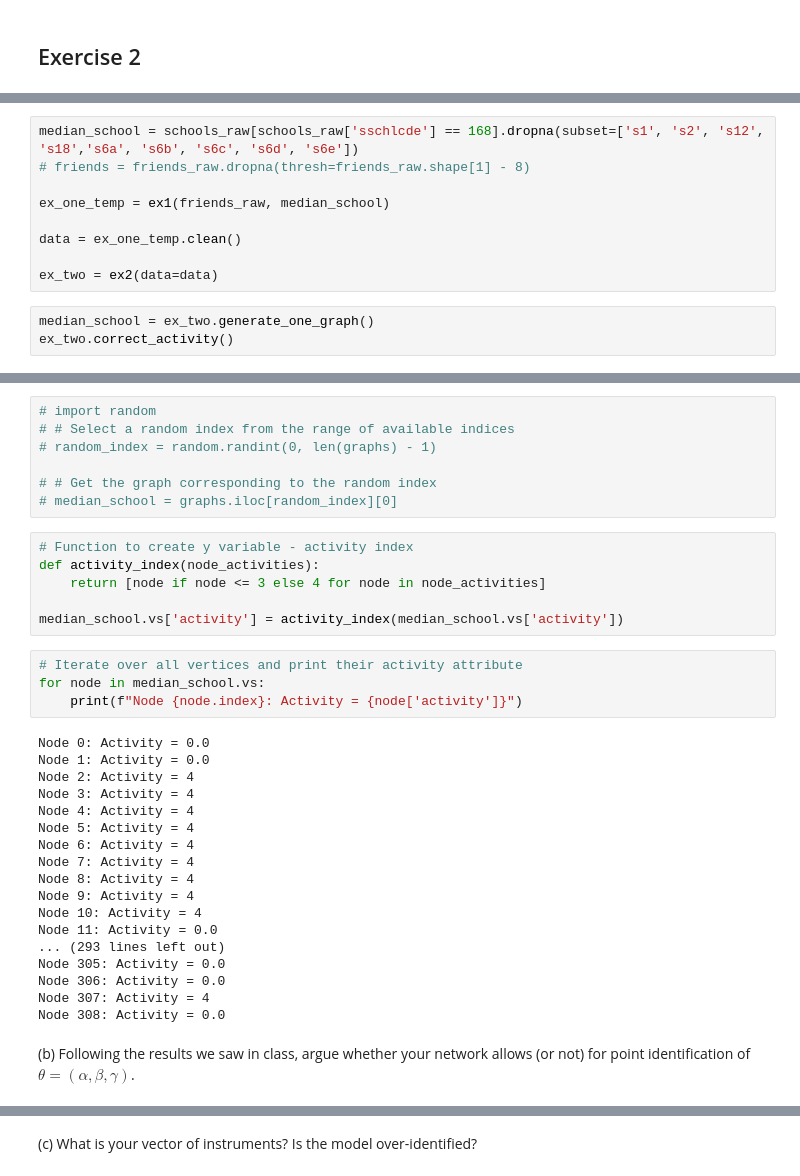
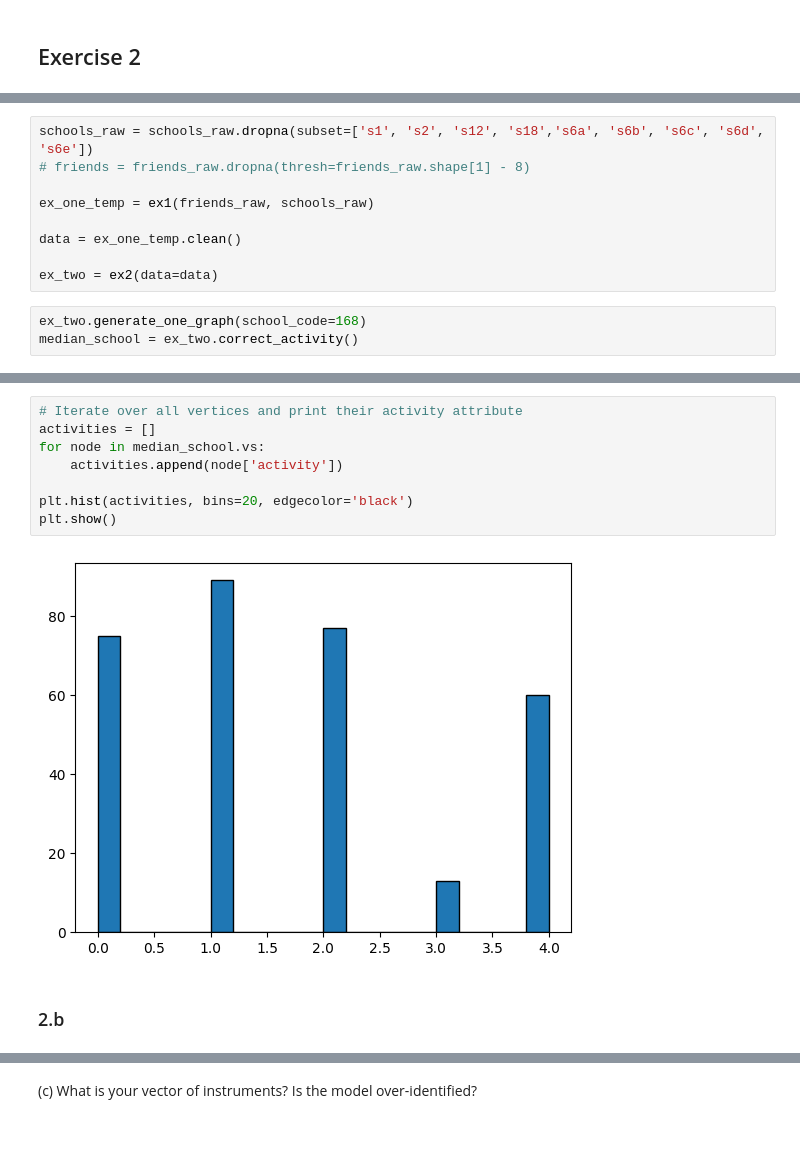
Before and after one commit to mhandt9/networks, a Jupyter notebook: ps1.ipynb, the cells around one changed output, grey strips where cells are left out. Cells and saved outputs as stored; diff of their text form; blank space fills up the shorter version.

```diff
--- a/ps1.ipynb
+++ b/ps1.ipynb
@@ -663,12 +359,12 @@ class ex2:
 # %%
-median_school = schools_raw[schools_raw['sschlcde'] == 168].dropna(subset=['s1', 's2', 's12', 's18','s6a', 's6b', 's6c', 's6d', 's6e'])
+schools_raw = schools_raw.dropna(subset=['s1', 's2', 's12', 's18','s6a', 's6b', 's6c', 's6d', 's6e'])
 # friends = friends_raw.dropna(thresh=friends_raw.shape[1] - 8)
 
-ex_one_temp = ex1(friends_raw, median_school)
+ex_one_temp = ex1(friends_raw, schools_raw)
 
 data = ex_one_temp.clean()
 
 ex_two = ex2(data=data)
 # %%
-median_school = ex_two.generate_one_graph()
-ex_two.correct_activity()
+ex_two.generate_one_graph(school_code=168)
+median_school = ex_two.correct_activity()
@@ -689,39 +371,13 @@ Number of edges: 854
-# %%
-# import random
-# # Select a random index from the range of available indices
-# random_index = random.randint(0, len(graphs) - 1)
-
-# # Get the graph corresponding to the random index
-# median_school = graphs.iloc[random_index][0]
-# %%
-# Function to create y variable - activity index
-def activity_index(node_activities):
-    return [node if node <= 3 else 4 for node in node_activities]
-
-median_school.vs['activity'] = activity_index(median_school.vs['activity'])
 # %%
 # Iterate over all vertices and print their activity attribute
+activities = []
 for node in median_school.vs:
-    print(f"Node {node.index}: Activity = {node['activity']}")
+    activities.append(node['activity'])
+
+plt.hist(activities, bins=20, edgecolor='black')
+plt.show()
 # %% [output]
-Node 0: Activity = 0.0
-Node 1: Activity = 0.0
-Node 2: Activity = 4
-Node 3: Activity = 4
-Node 4: Activity = 4
-Node 5: Activity = 4
-Node 6: Activity = 4
-Node 7: Activity = 4
-Node 8: Activity = 4
-Node 9: Activity = 4
-Node 10: Activity = 4
-Node 11: Activity = 0.0
-... (293 lines left out)
-Node 305: Activity = 0.0
-Node 306: Activity = 0.0
-Node 307: Activity = 4
-Node 308: Activity = 0.0
+[figure, added]
-# %% [markdown]
-(b) Following the results we saw in class, argue whether your network allows (or not) for point
-identification of $θ = (α, β, γ)$.
+# %% [markdown]
+### 2.b
 # %% [markdown]
```
Also changed, not shown: parts of 73 cells of this notebook.
